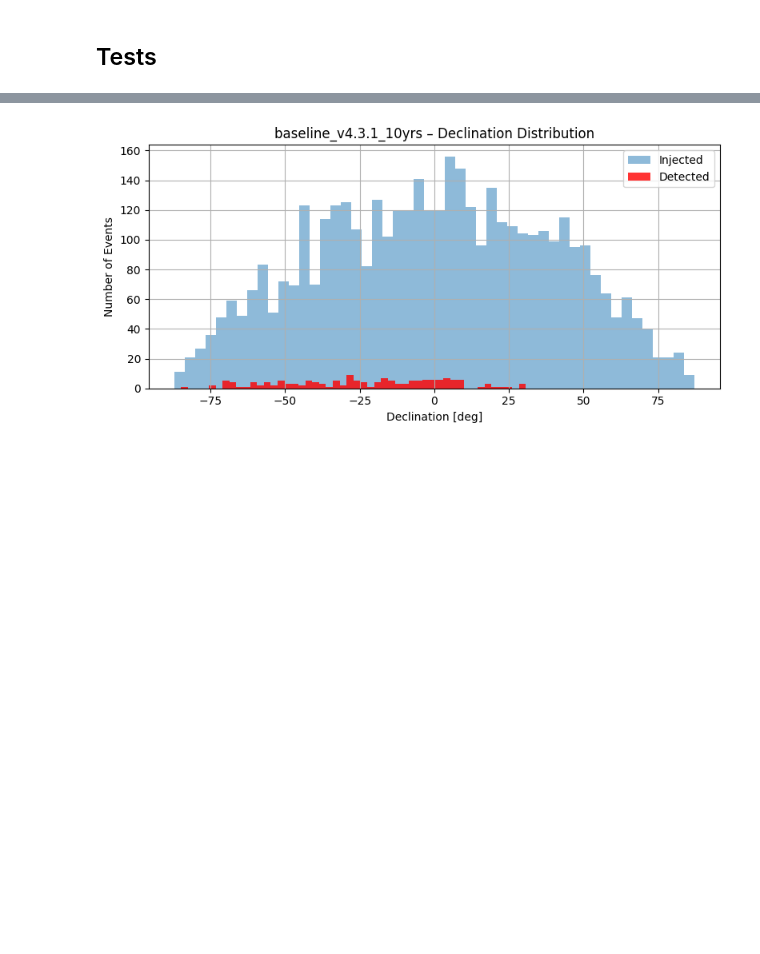
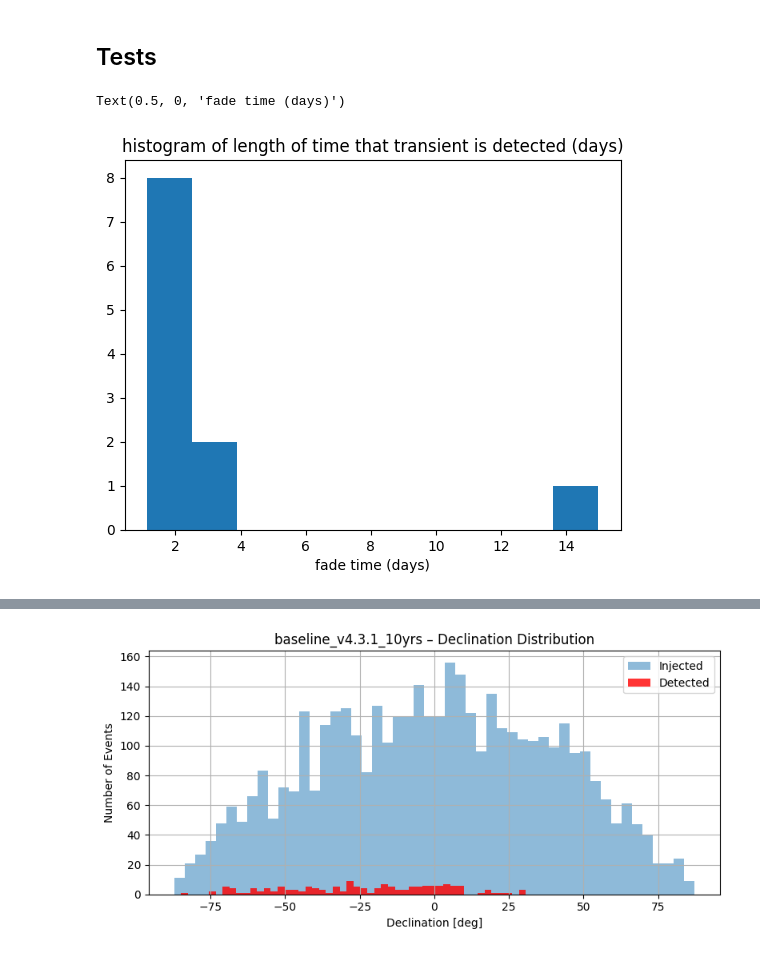
Before and after one commit to andra104/Multi_Transient_Metrics_Hub, a Jupyter notebook: GRBafterglows/working_local_fixedpop_GRBafterglows_script.ipynb, the cells around one changed output, grey strips where cells are left out. Drawn from its saved outputs; the diff is of its cells as text; code cells hidden in the pictures; blank space fills up the shorter version.

```diff
--- a/GRBafterglows/working_local_fixedpop_GRBafterglows_script.ipynb
+++ b/GRBafterglows/working_local_fixedpop_GRBafterglows_script.ipynb
@@ -461,2 +460,9 @@ Loaded GRB afterglow templates from GRBAfterglow_templates.pkl
 # %% [markdown]
 ## Tests
+# %%
+plt.hist(df_obs_arr['fade_time_days'])
+plt.title("histogram of length of time that transient is detected (days)")
+plt.xlabel("fade time (days)")
+# %% [output]
+Text(0.5, 0, 'fade time (days)')
+[figure, added]
```
Also changed, not shown: parts of 15 cells of this notebook, 1 other file.
